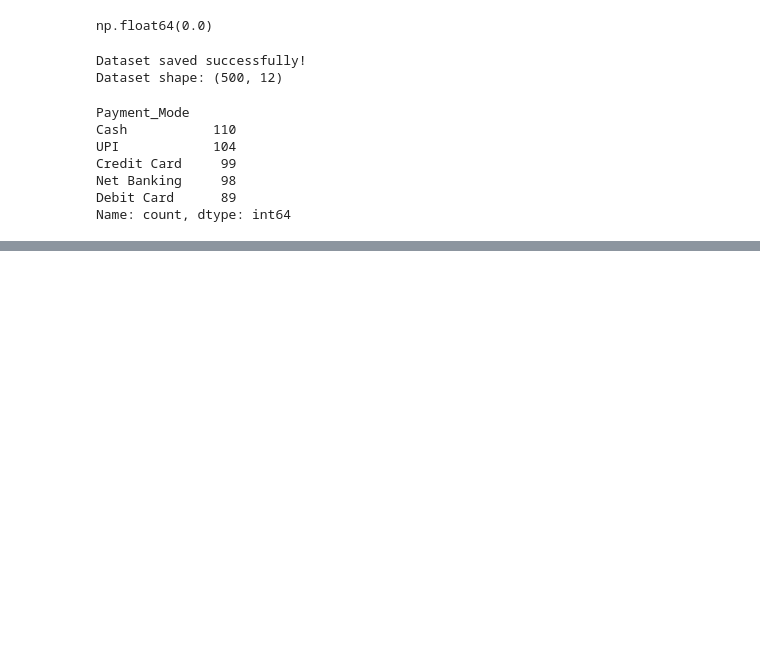
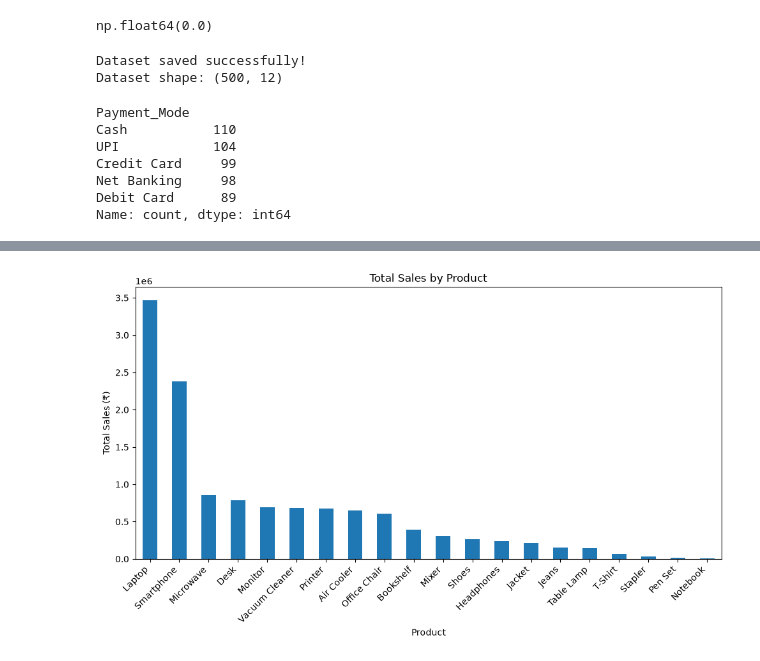
Before and after one commit to Aditya9561/Sales-Data-Analysis, a Jupyter notebook: notebooks/01_sales_data_analysis.ipynb, the cells around one changed output, grey strips where cells are left out. Saved outputs shown, nothing was run; the diff lists cells and outputs as text; code cells hidden in the pictures; blank space fills up the shorter version.

```diff
--- a/notebooks/01_sales_data_analysis.ipynb
+++ b/notebooks/01_sales_data_analysis.ipynb
@@ -938,0 +961,20 @@ Name: count, dtype: int64
+# %%
+# Calculate total sales for each product
+product_sales = df.groupby('Product')['Sales'].sum().sort_values(ascending=False)
+
+# Create the bar chart
+plt.figure(figsize=(10, 6))
+product_sales.plot(kind='bar')
+
+plt.title('Total Sales by Product')
+plt.xlabel('Product')
+plt.ylabel('Total Sales (₹)')
+plt.xticks(rotation=45, ha='right')
+plt.tight_layout()
+
+# Save the chart
+plt.savefig('../Dashboard/sales_by_product.png', dpi=300, bbox_inches='tight')
+
+plt.show()
+# %% [output]
+[figure, added]
```
Also changed, not shown: parts of 3 cells of this notebook, 4 other files.
